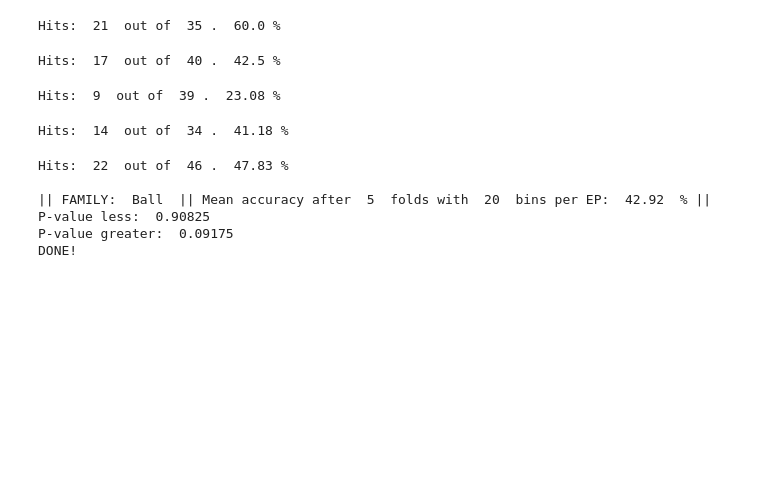
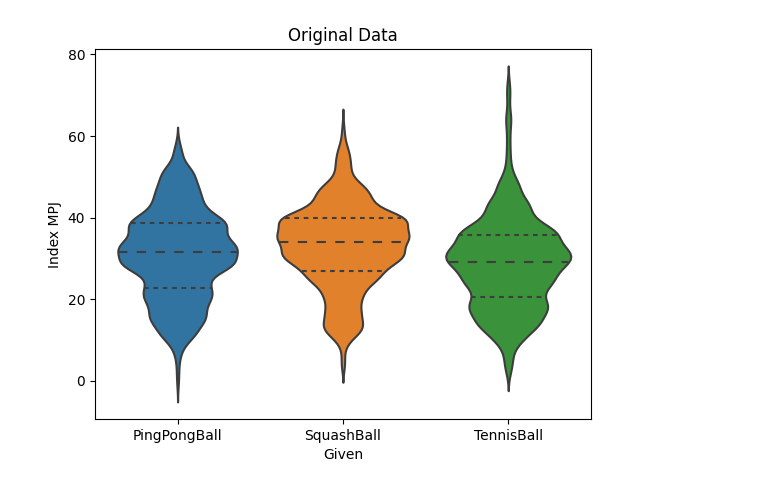
Before and after one commit to JayroMartinez/ObjectRecognition, a Jupyter notebook: PyCode/Normalized.ipynb, the cells around one changed output. Saved outputs shown, nothing was run; the diff lists cells and outputs as text; code cells hidden in the pictures; blank space fills up the shorter version.

```diff
--- a/PyCode/Normalized.ipynb
+++ b/PyCode/Normalized.ipynb
@@ -22,8 +22,8 @@ import pingouin as pg
 # %%
 # VARIABLES TO ADJUST
 # 'Mugs', 'Plates', 'Geometric', 'Cutlery', 'Ball'
-family_to_select = 'Ball'
-target = 'Middle Abd'
+family_to_select = 'Plates'
+target = 'Index MPJ'
 num_bins = 20
 cv = 5
 # C_par [0.2, 0.5, 1, 1.25, 1.5]
@@ -232,8 +232,8 @@ for train, test in skf.split(selected['Trial'].astype(int), selected['Object'].a
     dataframe_test_clean = dataframe_test.dropna()
 
     # LOGISTIC REGRESSION
-    log_model = LogisticRegression(penalty='elasticnet', C=C_par, solver='saga', max_iter=25000, multi_class='multinomial', n_jobs=-1, l1_ratio=l1vsl2)
-    log_model.fit(dataframe_train_clean.drop('Given', axis=1), dataframe_train_clean['Given'])
+    # log_model = LogisticRegression(penalty='elasticnet', C=C_par, solver='saga', max_iter=25000, multi_class='multinomial', n_jobs=-1, l1_ratio=l1vsl2)
+    # log_model.fit(dataframe_train_clean.drop('Given', axis=1), dataframe_train_clean['Given'])
     # weights = log_model.coef_
     # print(weights)
     # print("Size Weights: ", weights.shape)
@@ -257,32 +257,36 @@ for train, test in skf.split(selected['Trial'].astype(int), selected['Object'].a
 #     print("FILE UPDATED")
 
     # GET PREDICTIONS
-    pred = log_model.predict_proba(dataframe_test_clean.drop('Given', axis=1))
-    cl = log_model.classes_
+    # pred = log_model.predict_proba(dataframe_test_clean.drop('Given', axis=1))
+    # cl = log_model.classes_
     # print(cl)
     # print(pred[0:4])
     # print(np.argmax(pred[0:4], axis=1))
     # print(dataframe_test_clean.iloc[0:4]['Given'])
-    hits = 0
-    for i in range(len(pred)):
-        if cl[np.argmax(pred[i])] == dataframe_test_clean.iloc[i]['Given']:
-            hits += 1
-    acc = round((hits/dataframe_test_clean.shape[0])*100, 2)
-    total_acc.append(acc)
-    print("Hits: ", hits, " out of ", dataframe_test_clean.shape[0], ". ", acc, "%")
+    # hits = 0
+    # for i in range(len(pred)):
+    #     if cl[np.argmax(pred[i])] == dataframe_test_clean.iloc[i]['Given']:
+    #         hits += 1
+    # acc = round((hits/dataframe_test_clean.shape[0])*100, 2)
+    # total_acc.append(acc)
+    # print("Hits: ", hits, " out of ", dataframe_test_clean.shape[0], ". ", acc, "%")
 
-print("\n|| FAMILY: ", family_to_select, " || Mean accuracy after ", cv, " folds with ", num_bins, " bins per EP: ", round(np.mean(total_acc), 2), " % ||")
-print("P-value less: ", round(stats.ttest_1samp(total_acc, 33.33,alternative='less').pvalue, 5))
-print("P-value greater: ", round(stats.ttest_1samp(total_acc, 33.33, alternative='greater').pvalue, 5))
-print("DONE!")
+# print("\n|| FAMILY: ", family_to_select, " || Mean accuracy after ", cv, " folds with ", num_bins, " bins per EP: ", round(np.mean(total_acc), 2), " % ||")
+# print("P-value less: ", round(stats.ttest_1samp(total_acc, 33.33,alternative='less').pvalue, 5))
+# print("P-value greater: ", round(stats.ttest_1samp(total_acc, 33.33, alternative='greater').pvalue, 5))
+# print("DONE!")
-# %% [output]
-Hits:  21  out of  35 .  60.0 %
-Hits:  17  out of  40 .  42.5 %
-Hits:  9  out of  39 .  23.08 %
-Hits:  14  out of  34 .  41.18 %
-Hits:  22  out of  46 .  47.83 %
-
-|| FAMILY:  Ball  || Mean accuracy after  5  folds with  20  bins per EP:  42.92  % ||
-P-value less:  0.90825
-P-value greater:  0.09175
-DONE!
+# %%
+# check data distribution
+
+# original data
+sns.violinplot(data=sel_df, x="Given", y=target, inner="quartile").set(title='Original Data')
+# sns.set(rc={'figure.figsize':(48,27)})
+plt.show()
+
+# bin data
+# bin_df = pd.concat([dataframe_train_clean, dataframe_test_clean], ignore_index=True)
+# sns.violinplot(data=bin_df, x="Given", y=target, inner="quartile").set(title='Bin Data')
+# sns.set(rc={'figure.figsize':(48,27)})
+# plt.show()
+# %% [output]
+[figure, added]
```
Also changed, not shown: 2 other files.
